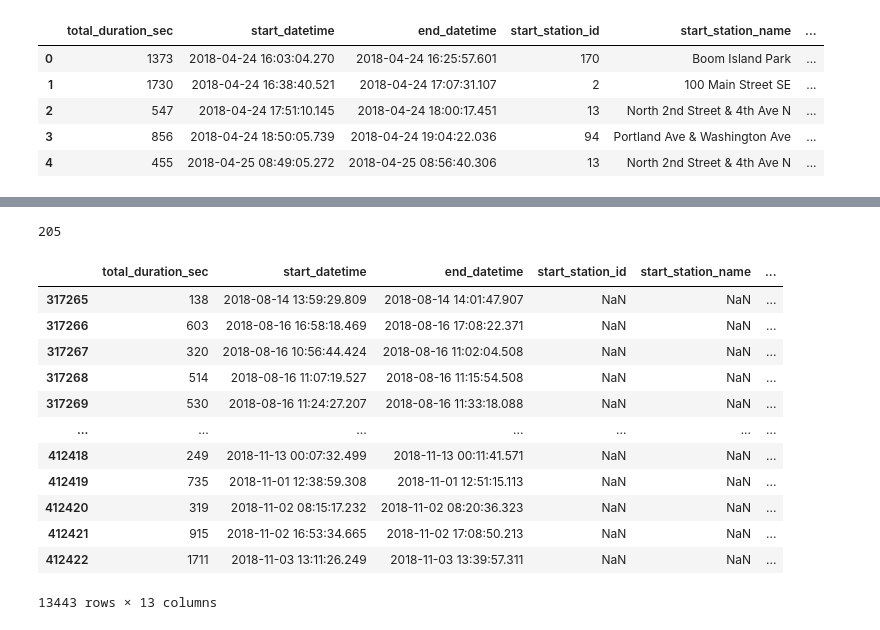
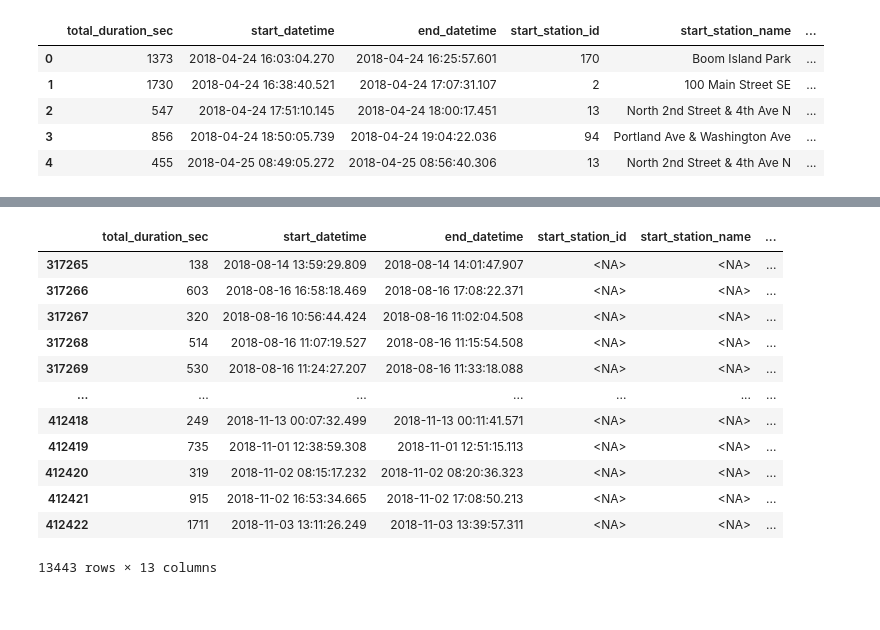
Before and after one commit to luchovzla/project-1, a Jupyter notebook: nice_ride_2018/Nice Ride 2018.ipynb, the cells around one changed output, grey strips where cells are left out. Drawn from its saved outputs; the diff is of its cells as text; code cells hidden in the pictures.

```diff
--- a/nice_ride_2018/Nice Ride 2018.ipynb
+++ b/nice_ride_2018/Nice Ride 2018.ipynb
@@ -87,3 +87,11 @@ nr_2018["end station longitude"] = nr_2018["end station longitude"].astype(float
 # %%
 # Fix dtypes - numbers
 nr_2018["tripduration"] = nr_2018["tripduration"].astype(int)
+# %%
+# Fix dtypes - strings
+nr_2018["start station id"] = nr_2018["start station id"].convert_dtypes()
+nr_2018["start station name"] = nr_2018["start station name"].convert_dtypes()
+nr_2018["end station id"] = nr_2018["end station id"].convert_dtypes()
+nr_2018["end station name"] = nr_2018["end station name"].convert_dtypes()
+nr_2018["usertype"] = nr_2018["usertype"].convert_dtypes()
+nr_2018["bike type"] = nr_2018["bike type"].convert_dtypes()
@@ -155,4 +147,0 @@ array(['170', '2', '13', '94', '43', '167', '157', '153', '201', '180',
-# %%
-len(station_list)
-# %% [output]
-205
@@ -161,16 +148,18 @@ dockless_df = nr_2018.loc[nr_2018["bike_type"] != "Classic"]
-# %%
-dockless_df
-# %% [output]
-|  | total_duration_sec | start_datetime | end_datetime | start_station_id | start_station_name | ... |
-| 317265 | 138 | 2018-08-14 13:59:29.809 | 2018-08-14 14:01:47.907 | NaN | NaN | ... |
-| 317266 | 603 | 2018-08-16 16:58:18.469 | 2018-08-16 17:08:22.371 | NaN | NaN | ... |
-| 317267 | 320 | 2018-08-16 10:56:44.424 | 2018-08-16 11:02:04.508 | NaN | NaN | ... |
-| 317268 | 514 | 2018-08-16 11:07:19.527 | 2018-08-16 11:15:54.508 | NaN | NaN | ... |
-| 317269 | 530 | 2018-08-16 11:24:27.207 | 2018-08-16 11:33:18.088 | NaN | NaN | ... |
-| ... | ... | ... | ... | ... | ... | ... |
-| 412418 | 249 | 2018-11-13 00:07:32.499 | 2018-11-13 00:11:41.571 | NaN | NaN | ... |
-| 412419 | 735 | 2018-11-01 12:38:59.308 | 2018-11-01 12:51:15.113 | NaN | NaN | ... |
-| 412420 | 319 | 2018-11-02 08:15:17.232 | 2018-11-02 08:20:36.323 | NaN | NaN | ... |
-| 412421 | 915 | 2018-11-02 16:53:34.665 | 2018-11-02 17:08:50.213 | NaN | NaN | ... |
-| 412422 | 1711 | 2018-11-03 13:11:26.249 | 2018-11-03 13:39:57.311 | NaN | NaN | ... |
-13443 rows × 13 columns
+# %%
+# Create dataframe with all dockless bike info
+dockless2018_df = nr_2018.loc[pd.isna(nr_2018["start_station_id"])]
+dockless2018_df
+# %% [output]
+|  | total_duration_sec | start_datetime | end_datetime | start_station_id | start_station_name | ... |
+| 317265 | 138 | 2018-08-14 13:59:29.809 | 2018-08-14 14:01:47.907 | <NA> | <NA> | ... |
+| 317266 | 603 | 2018-08-16 16:58:18.469 | 2018-08-16 17:08:22.371 | <NA> | <NA> | ... |
+| 317267 | 320 | 2018-08-16 10:56:44.424 | 2018-08-16 11:02:04.508 | <NA> | <NA> | ... |
+| 317268 | 514 | 2018-08-16 11:07:19.527 | 2018-08-16 11:15:54.508 | <NA> | <NA> | ... |
+| 317269 | 530 | 2018-08-16 11:24:27.207 | 2018-08-16 11:33:18.088 | <NA> | <NA> | ... |
+| ... | ... | ... | ... | ... | ... | ... |
+| 412418 | 249 | 2018-11-13 00:07:32.499 | 2018-11-13 00:11:41.571 | <NA> | <NA> | ... |
+| 412419 | 735 | 2018-11-01 12:38:59.308 | 2018-11-01 12:51:15.113 | <NA> | <NA> | ... |
+| 412420 | 319 | 2018-11-02 08:15:17.232 | 2018-11-02 08:20:36.323 | <NA> | <NA> | ... |
+| 412421 | 915 | 2018-11-02 16:53:34.665 | 2018-11-02 17:08:50.213 | <NA> | <NA> | ... |
+| 412422 | 1711 | 2018-11-03 13:11:26.249 | 2018-11-03 13:39:57.311 | <NA> | <NA> | ... |
+13443 rows × 13 columns
```
Also changed, not shown: parts of 14 cells of this notebook, 3 other files.
